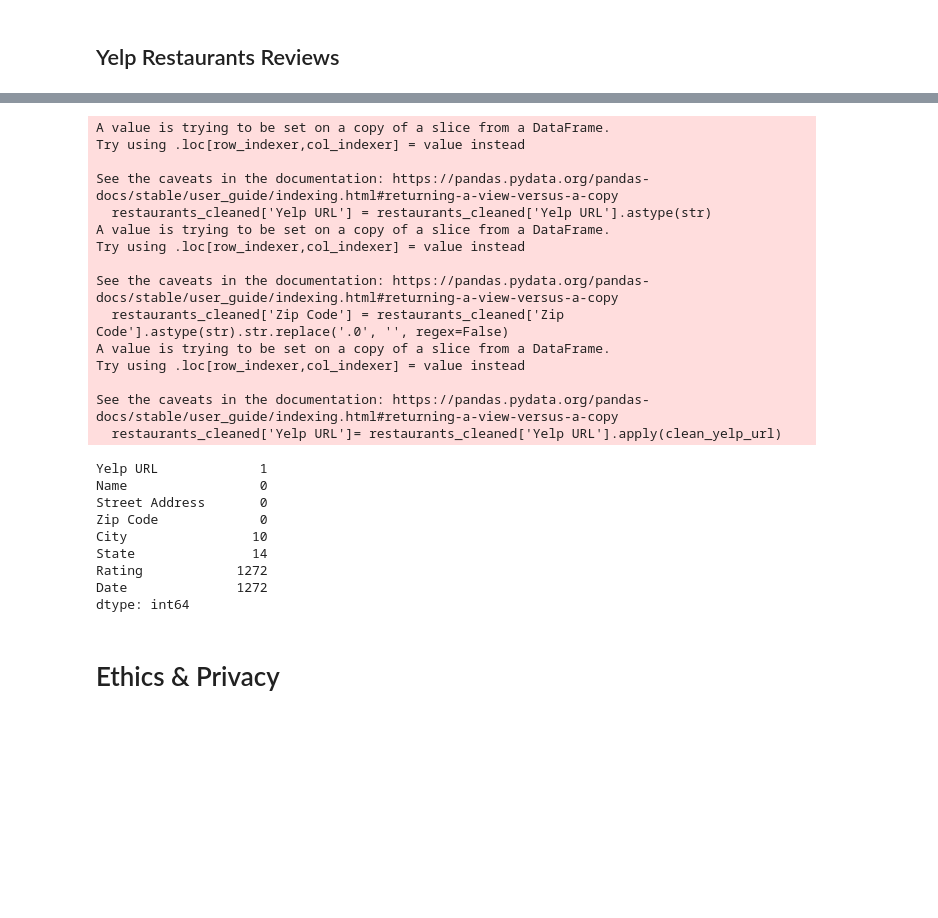
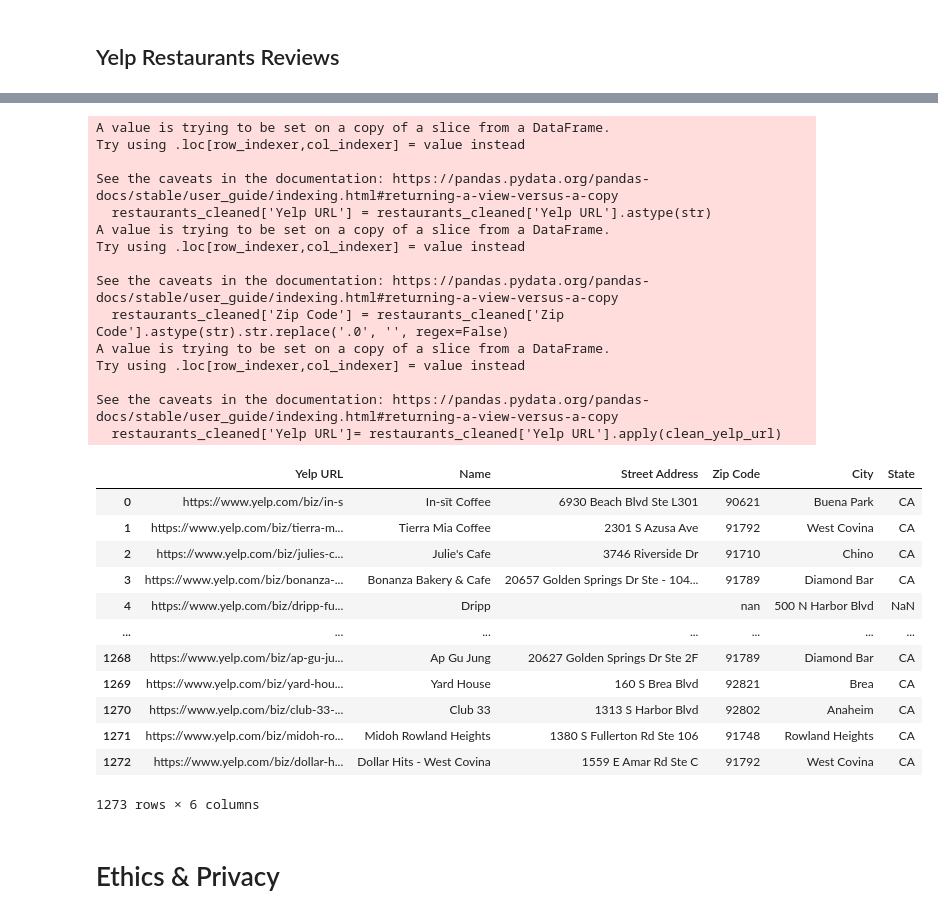
Before and after one commit to skvillamin/pokestops-analysis, a Jupyter notebook: DataCheckpoint_Group128-FA24.ipynb, the cells around one changed output, grey strips where cells are left out. Cells and saved outputs as stored; diff of their text form; code cells hidden in the pictures; blank space fills up the shorter version.

```diff
--- a/DataCheckpoint_Group128-FA24.ipynb
+++ b/DataCheckpoint_Group128-FA24.ipynb
@@ -271,44 +280,48 @@ reviews_cleaned['Yelp URL'] = reviews_cleaned['Yelp URL'].astype(str)
 restaurants_cleaned['Zip Code'] = restaurants_cleaned['Zip Code'].astype(str).str.replace('.0', '', regex=False)
 
 # Convert Date to pd.datetime format
 reviews_cleaned['Date'] = pd.to_datetime(reviews_cleaned['Date'])
 
 # Filter dates only between 2014 and 2016
 reviews_cleaned = reviews_cleaned[reviews_cleaned['Date'].between('2014/01/01', '2016/12/31')]
 
 reviews_cleaned['Date'] = pd.to_datetime(reviews_cleaned['Date'])
 
 reviews_cleaned['Yelp URL']= reviews_cleaned['Yelp URL'].apply(clean_yelp_url)
 restaurants_cleaned['Yelp URL']= restaurants_cleaned['Yelp URL'].apply(clean_yelp_url)
 
-
+restaurants_cleaned
 # Merge the datasets on 'Yelp URL' using pd.merge()
-yelp_merged = pd.merge(restaurants_cleaned, reviews_cleaned, on='Yelp URL', how='left')
+#yelp_merged = pd.merge(restaurants_cleaned, reviews_cleaned, on='Yelp URL', how='left')
 # %% [output]
 A value is trying to be set on a copy of a slice from a DataFrame.
 Try using .loc[row_indexer,col_indexer] = value instead
 
 See the caveats in the documentation: https://pandas.pydata.org/pandas-docs/stable/user_guide/indexing.html#returning-a-view-versus-a-copy
   restaurants_cleaned['Yelp URL'] = restaurants_cleaned['Yelp URL'].astype(str)
 A value is trying to be set on a copy of a slice from a DataFrame.
 Try using .loc[row_indexer,col_indexer] = value instead
 
 See the caveats in the documentation: https://pandas.pydata.org/pandas-docs/stable/user_guide/indexing.html#returning-a-view-versus-a-copy
   restaurants_cleaned['Zip Code'] = restaurants_cleaned['Zip Code'].astype(str).str.replace('.0', '', regex=False)
 A value is trying to be set on a copy of a slice from a DataFrame.
 Try using .loc[row_indexer,col_indexer] = value instead
 
 See the caveats in the documentation: https://pandas.pydata.org/pandas-docs/stable/user_guide/indexing.html#returning-a-view-versus-a-copy
   restaurants_cleaned['Yelp URL']= restaurants_cleaned['Yelp URL'].apply(clean_yelp_url)
+|  | Yelp URL | Name | Street Address | Zip Code | City | State |
+| 0 | https://www.yelp.com/biz/in-s | In-sīt Coffee | 6930 Beach Blvd Ste L301 | 90621 | Buena Park | CA |
+| 1 | https://www.yelp.com/biz/tierra-m... | Tierra Mia Coffee | 2301 S Azusa Ave | 91792 | West Covina | CA |
+| 2 | https://www.yelp.com/biz/julies-c... | Julie's Cafe | 3746 Riverside Dr | 91710 | Chino | CA |
+| 3 | https://www.yelp.com/biz/bonanza-... | Bonanza Bakery & Cafe | 20657 Golden Springs Dr Ste - 104... | 91789 | Diamond Bar | CA |
+| 4 | https://www.yelp.com/biz/dripp-fu... | Dripp |  | nan | 500 N Harbor Blvd | NaN |
+| ... | ... | ... | ... | ... | ... | ... |
+| 1268 | https://www.yelp.com/biz/ap-gu-ju... | Ap Gu Jung | 20627 Golden Springs Dr Ste 2F | 91789 | Diamond Bar | CA |
+| 1269 | https://www.yelp.com/biz/yard-hou... | Yard House | 160 S Brea Blvd | 92821 | Brea | CA |
+| 1270 | https://www.yelp.com/biz/club-33-... | Club 33 | 1313 S Harbor Blvd | 92802 | Anaheim | CA |
+| 1271 | https://www.yelp.com/biz/midoh-ro... | Midoh Rowland Heights | 1380 S Fullerton Rd Ste 106 | 91748 | Rowland Heights | CA |
+| 1272 | https://www.yelp.com/biz/dollar-h... | Dollar Hits - West Covina | 1559 E Amar Rd Ste C | 91792 | West Covina | CA |
-Yelp URL             1
-Name                 0
-Street Address       0
-Zip Code             0
-City                10
-State               14
-Rating            1272
-Date              1272
-dtype: int64
+1273 rows × 6 columns
 # %%
 #Method 2:
 #Load business.json as a pandas dataframe
```
Also changed, not shown: parts of 1 cell of this notebook.
